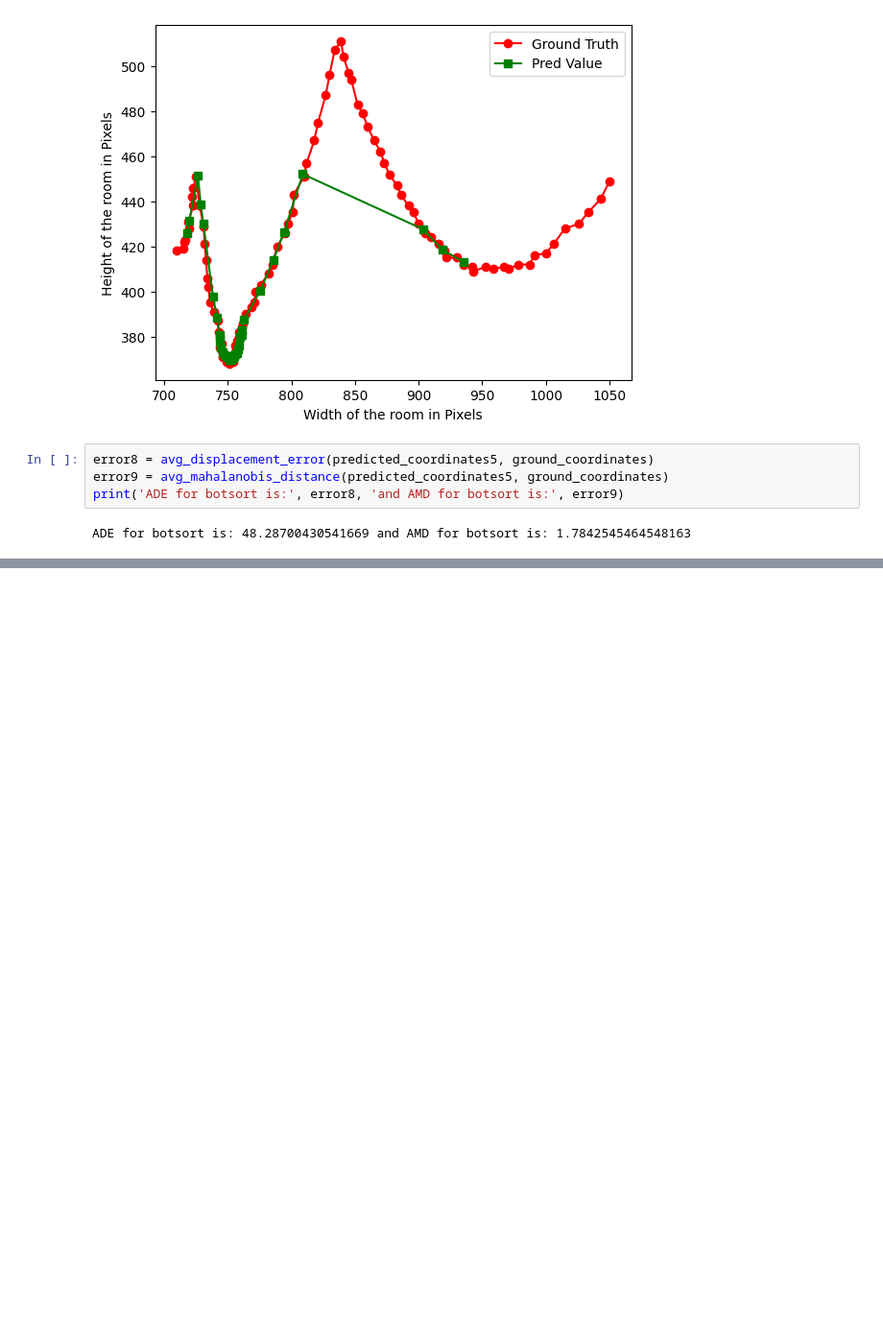
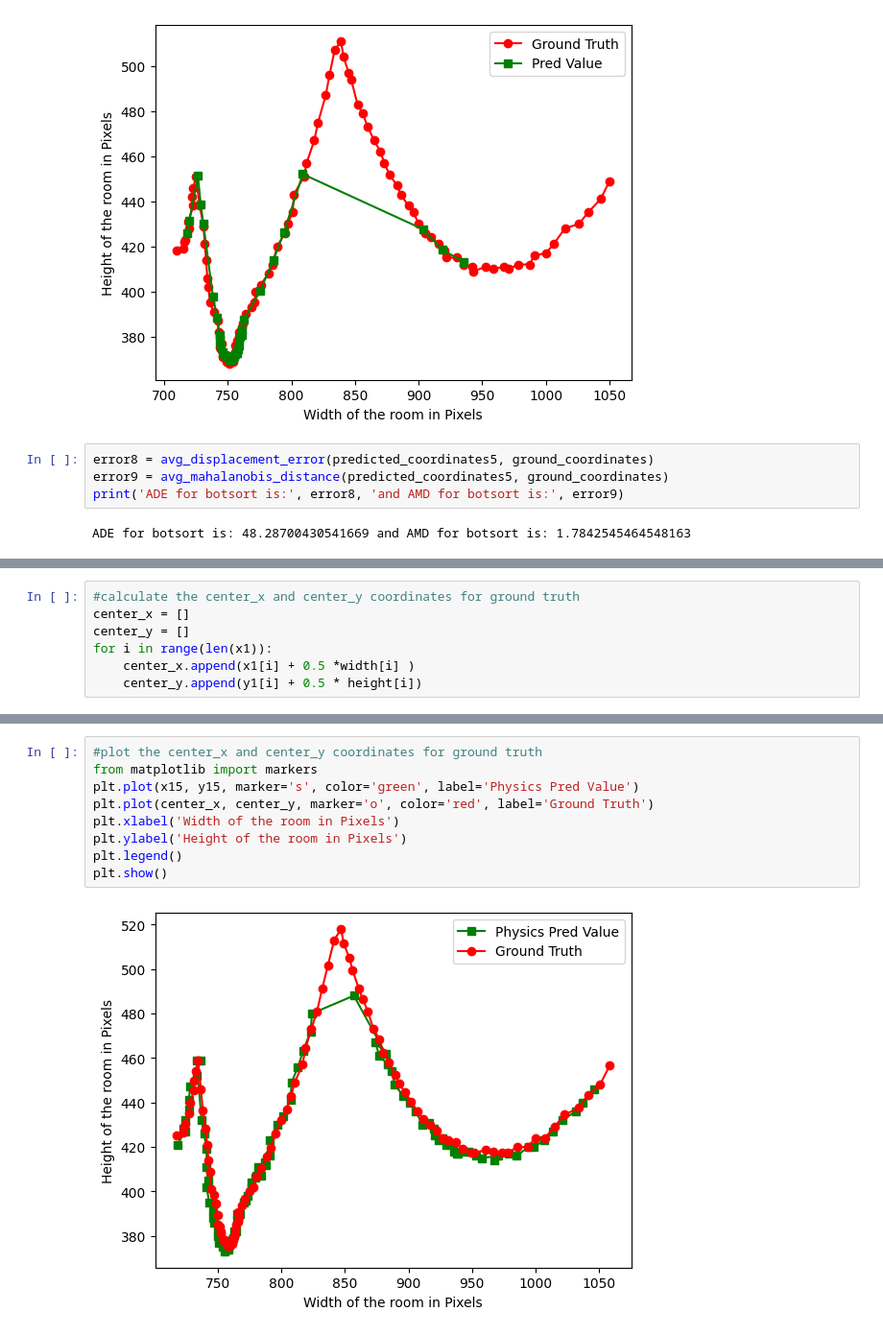
Before and after one commit to Prithviraj97/DisplacementError, a Jupyter notebook: TrackingResults.ipynb, the cells around one changed output, grey strips where cells are left out. Shown at 96% size. Cells and saved outputs as stored; diff of their text form; blank space fills up the shorter version.

```diff
--- a/TrackingResults.ipynb
+++ b/TrackingResults.ipynb
@@ -276,0 +562,7 @@ ADE for botsort is: 48.28700430541669 and AMD for botsort is: 1.7842545464548163
+# %%
+#calculate the center_x and center_y coordinates for ground truth
+center_x = []
+center_y = []
+for i in range(len(x1)):
+    center_x.append(x1[i] + 0.5 *width[i] )
+    center_y.append(y1[i] + 0.5 * height[i])
@@ -276,0 +581,11 @@ ADE for botsort is: 48.28700430541669 and AMD for botsort is: 1.7842545464548163
+# %%
+#plot the center_x and center_y coordinates for ground truth
+from matplotlib import markers
+plt.plot(x15, y15, marker='s', color='green', label='Physics Pred Value')
+plt.plot(center_x, center_y, marker='o', color='red', label='Ground Truth')
+plt.xlabel('Width of the room in Pixels')
+plt.ylabel('Height of the room in Pixels')
+plt.legend()
+plt.show()
+# %% [output]
+[figure, added]
```
Also changed, not shown: parts of 34 cells of this notebook, 1 other file.
